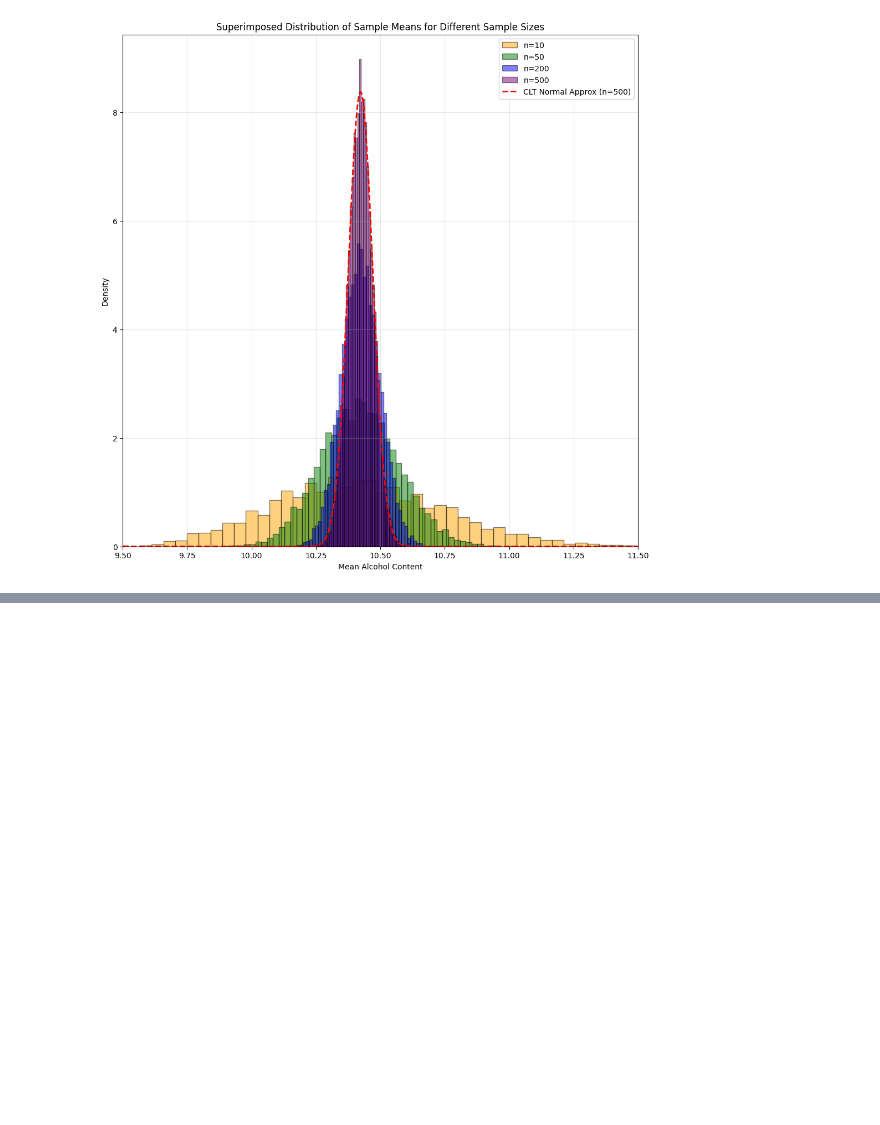
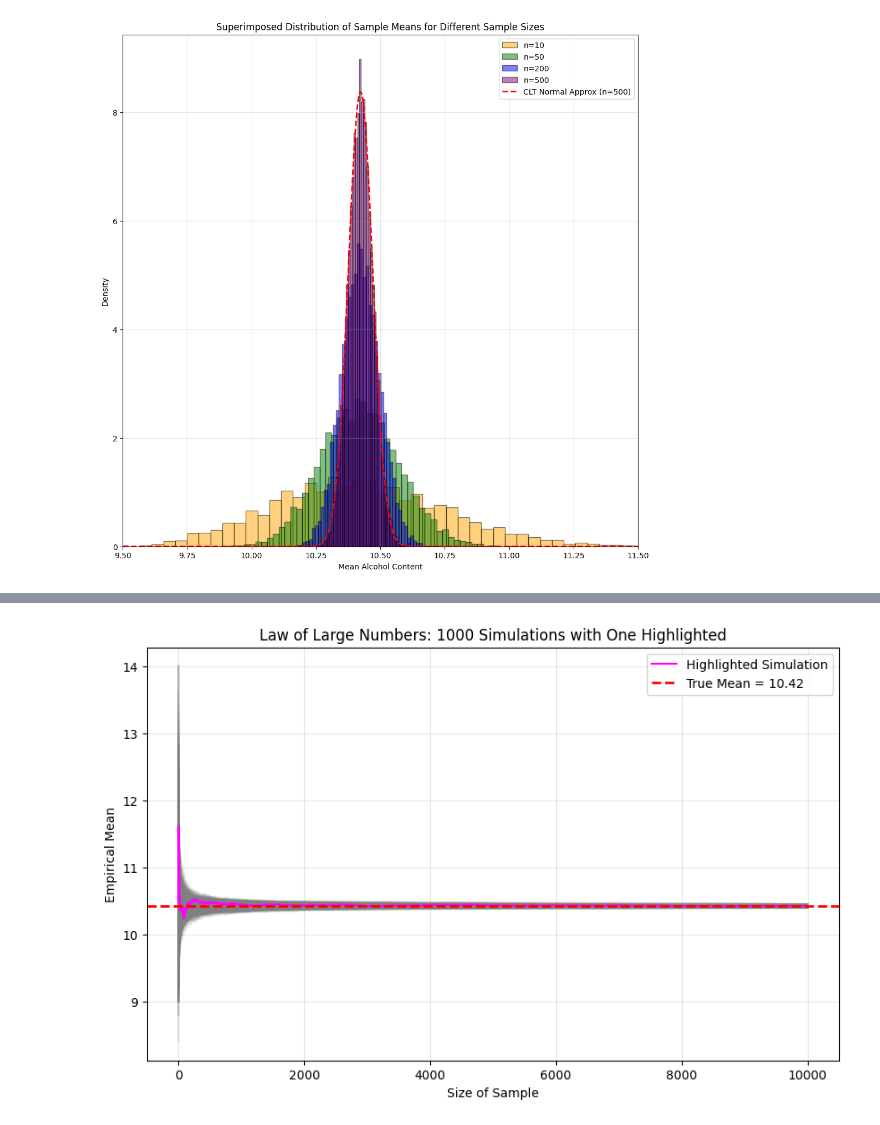
Before and after one commit to SaianPatel/InferentialStatistics, a Jupyter notebook: Coursework/2_CLT_LLN.ipynb, the cells around one changed output, grey strips where cells are left out. Drawn from its saved outputs; the diff is of its cells as text; code cells hidden in the pictures; blank space fills up the shorter version.

```diff
--- a/Coursework/2_CLT_LLN.ipynb
+++ b/Coursework/2_CLT_LLN.ipynb
@@ -58,0 +89,45 @@ plt.show()
+# %%
+# Number of simulations & iterations
+num_simulations = 1000
+num_samples = 10000
+
+# Compute the true population mean
+pop_mean = np.mean(x)
+
+# Store all running means for corridor effect
+all_running_means = np.zeros((num_simulations, num_samples))
+
+# Simulate 1000 LLN runs
+for sim in range(num_simulations):
+    running_means = []
+    cumulative_sum = 0
+
+    for i in range(1, num_samples + 1):
+        sample = np.random.choice(x, size=1, replace=True)  # Random sampling
+        cumulative_sum += sample[0]
+        running_means.append(cumulative_sum / i)
+
+    all_running_means[sim] = running_means
+
+# Plot: LLN Corridor Effect
+plt.figure(figsize=(10, 6))
+
+# Plot all 1000 simulations in light gray (corridor effect)
+for i in range(num_simulations):
+    plt.plot(all_running_means[i], color='gray', alpha=0.1)
+
+# Overlay one highlighted simulation in magenta
+plt.plot(all_running_means[0], color='magenta', linewidth=1.5, label="Highlighted Simulation")
+
+# True mean as a red dashed line
+plt.axhline(y=pop_mean, color='red', linestyle="dashed", linewidth=2, label=f"True Mean = {pop_mean:.2f}")
+
+# Formatting
+plt.xlabel("Size of Sample")
+plt.ylabel("Empirical Mean")
+plt.title("Law of Large Numbers: 1000 Simulations with One Highlighted")
+plt.legend()
+plt.grid(alpha=0.3)
+plt.show()
+# %% [output]
+[figure, added]
```
Also changed, not shown: parts of 2 cells of this notebook.
